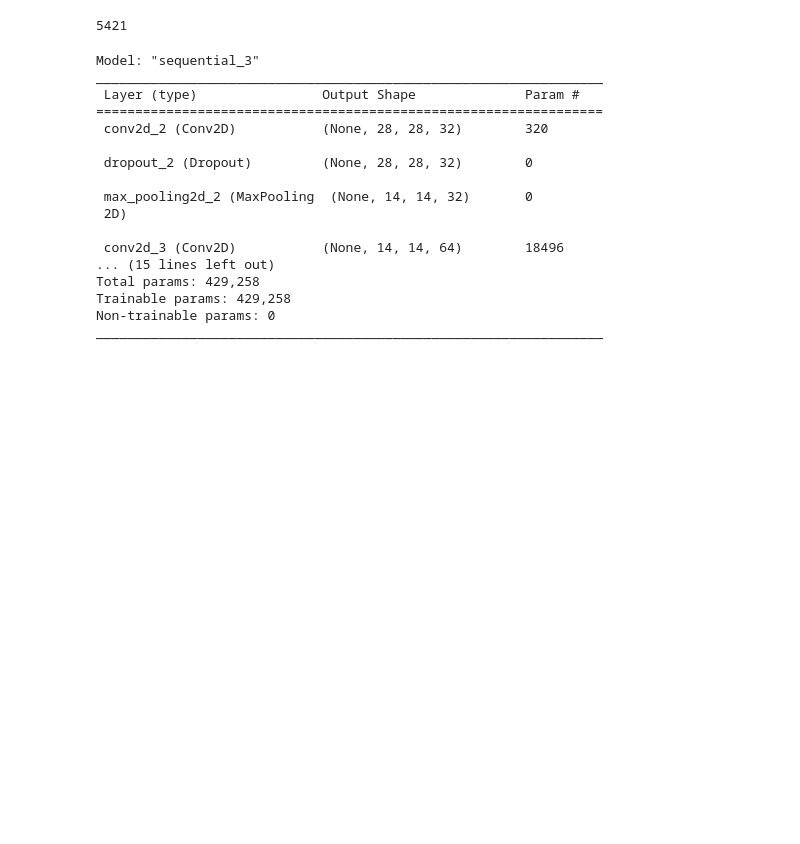
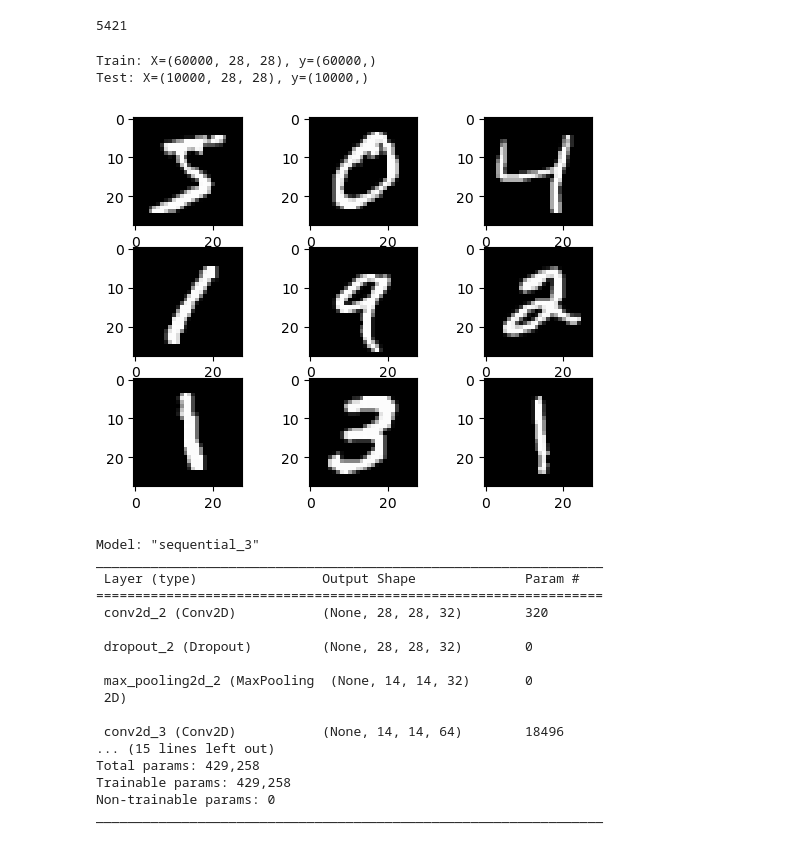
Before and after one commit to ilkererkek/digit-recognizer-app, a Jupyter notebook: training/training.ipynb, the cells around one changed output. Saved outputs shown, nothing was run; the diff lists cells and outputs as text; code cells hidden in the pictures; blank space fills up the shorter version.

```diff
--- a/training/training.ipynb
+++ b/training/training.ipynb
@@ -20,6 +20,28 @@ x.sum()
 # %%
 x_train = x_train.reshape((-1,28,28,1)) / .255
 x_test = x_test.reshape((-1,28,28,1)) / .255
+# %%
+
+# example of loading the mnist dataset
+from tensorflow.keras.datasets import mnist
+from matplotlib import pyplot as plt
+# load dataset
+(trainX, trainy), (testX, testy) = mnist.load_data()
+# summarize loaded dataset
+print('Train: X=%s, y=%s' % (trainX.shape, trainy.shape))
+print('Test: X=%s, y=%s' % (testX.shape, testy.shape))
+# plot first few images
+for i in range(9):
+ # define subplot
+ plt.subplot(330 + 1 + i)
+ # plot raw pixel data
+ plt.imshow(trainX[i], cmap=plt.get_cmap('gray'))
+# show the figure
+plt.show()
+# %% [output]
+Train: X=(60000, 28, 28), y=(60000,)
+Test: X=(10000, 28, 28), y=(10000,)
+[figure, added]
 # %%
 rotation_range_val = 30
 width_shift_val = 0.25
```
